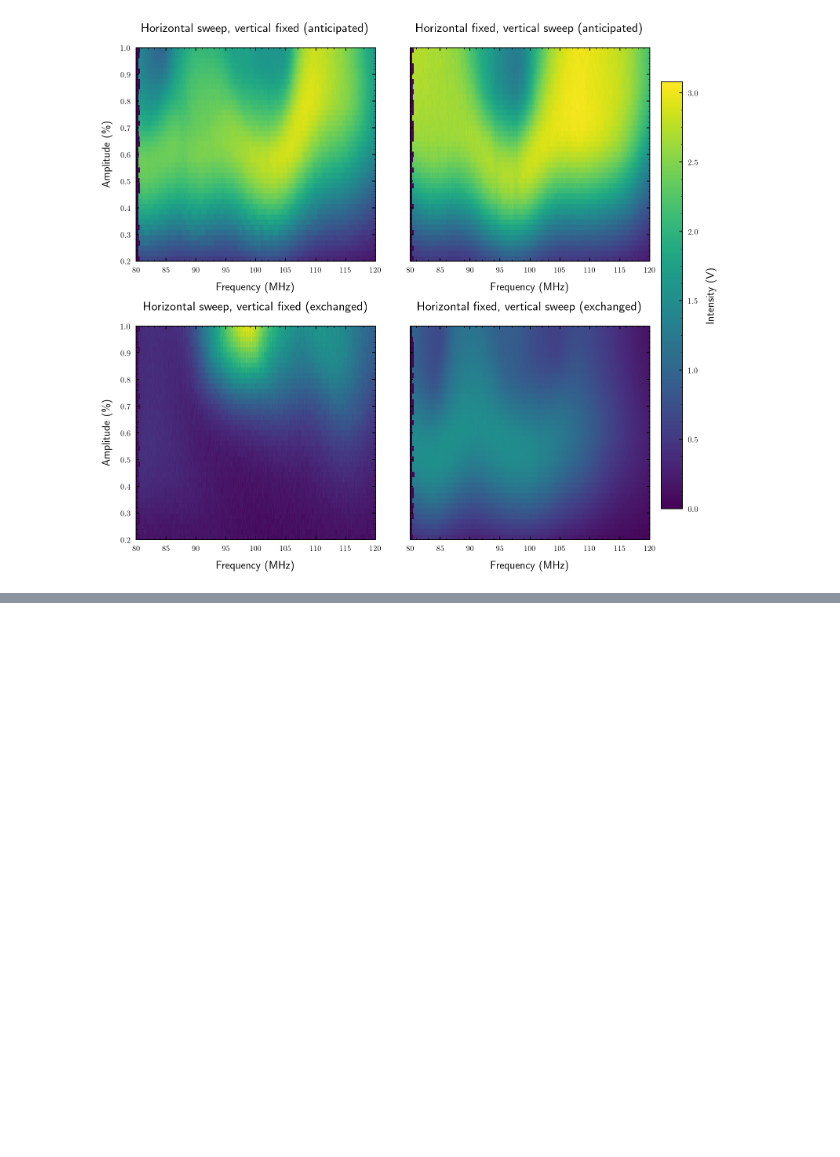
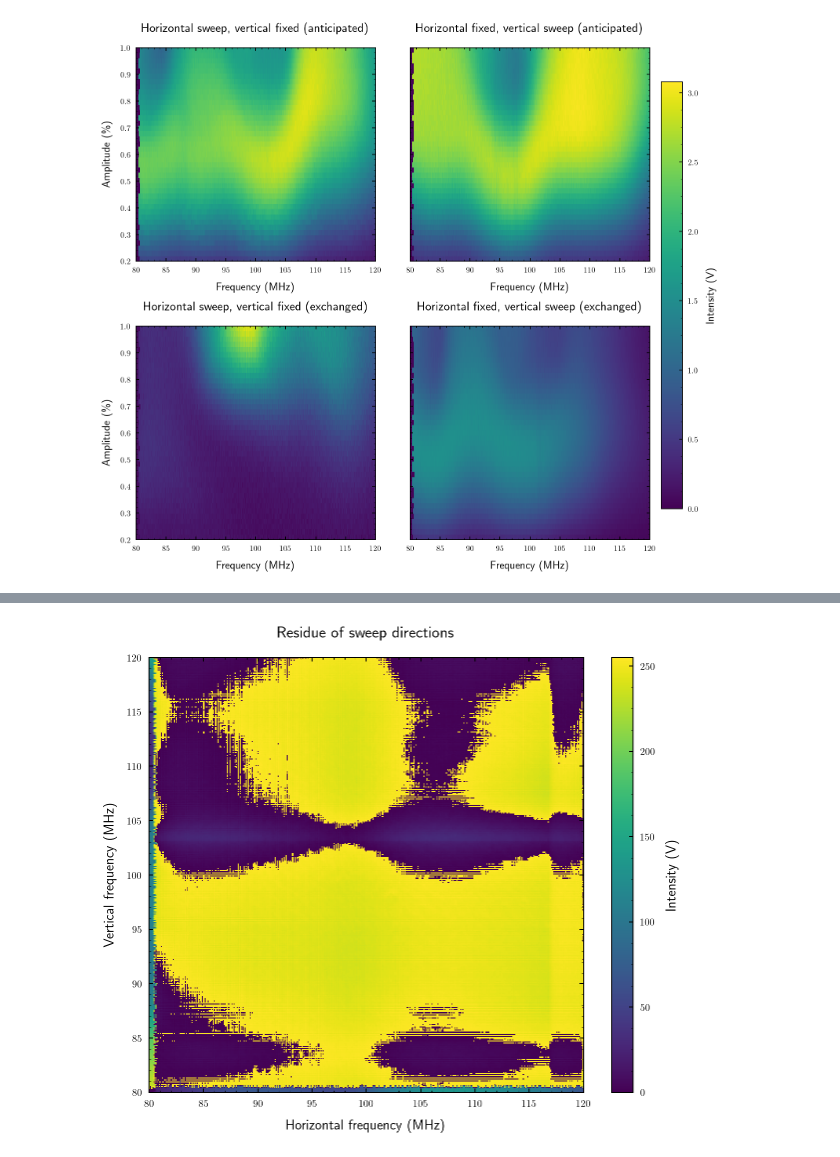
Before and after one commit to bodokaiser/bachelor-thesis, a Jupyter notebook: notebook/evaluation/intensity-distribution.ipynb, the cells around one changed output, grey strips where cells are left out. Cells and saved outputs as stored; diff of their text form; code cells hidden in the pictures; blank space fills up the shorter version.

```diff
--- a/notebook/evaluation/intensity-distribution.ipynb
+++ b/notebook/evaluation/intensity-distribution.ipynb
@@ -181,0 +184,18 @@ plt.show()
+# %%
+from scipy import misc
+
+X = misc.imresize(np.rot90(fh_I), (401, 401))
+Y = misc.imresize(np.flipud(fv_I), (401, 401))
+
+Z = np.abs(X-Y)
+# %%
+plt.figure(figsize=(10, 8))
+plt.imshow(Z, extent=[80, 120, 80, 120])
+plt.title('Residue of sweep directions')
+plt.xlabel('Horizontal frequency (MHz)')
+plt.ylabel('Vertical frequency (MHz)')
+plt.colorbar(label='Intensity (V)')
+plt.savefig(os.path.join(figuredir, 'paired-frequency-residue.pdf'))
+plt.show()
+# %% [output]
+[figure, added]
```
Also changed, not shown: parts of 2 cells of this notebook.
